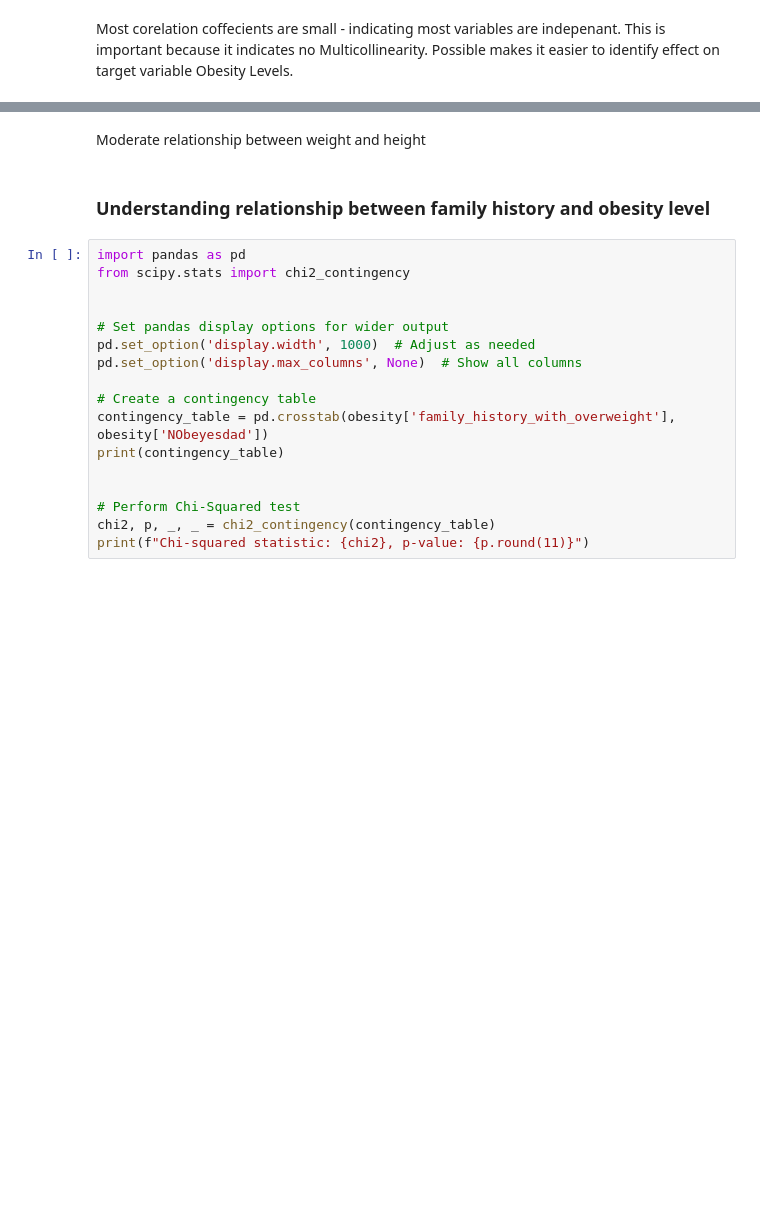
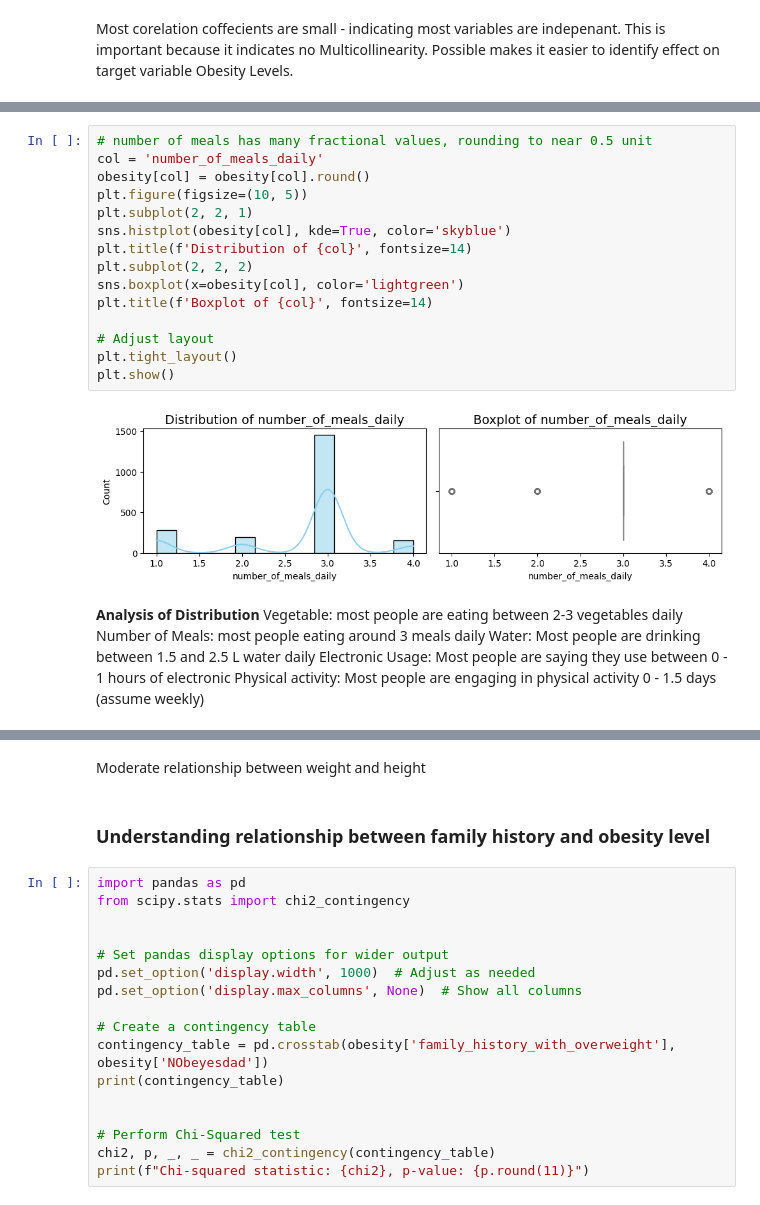
Before and after one commit to mojodean/aai-500-project-obesity-levels, a Jupyter notebook: obesity-levels.ipynb, the cells around one changed output, grey strips where cells are left out. Saved outputs shown, nothing was run; the diff lists cells and outputs as text; blank space fills up the shorter version.

Commit message:
more univariate analysis

```diff
--- a/obesity-levels.ipynb
+++ b/obesity-levels.ipynb
@@ -151,0 +244,24 @@ plt.show()
+# %%
+# number of meals has many fractional values, rounding to near 0.5 unit
+col = 'number_of_meals_daily'
+obesity[col] = obesity[col].round()
+plt.figure(figsize=(10, 5))
+plt.subplot(2, 2, 1)
+sns.histplot(obesity[col], kde=True, color='skyblue')
+plt.title(f'Distribution of {col}', fontsize=14)
+plt.subplot(2, 2, 2)
+sns.boxplot(x=obesity[col], color='lightgreen')
+plt.title(f'Boxplot of {col}', fontsize=14)
+
+# Adjust layout
+plt.tight_layout()
+plt.show()
+# %% [output]
+[figure, added]
+# %% [markdown]
+**Analysis of Distribution**
+Vegetable: most people are eating between 2-3 vegetables daily
+Number of Meals: most people eating around 3 meals daily
+Water: Most people are drinking between 1.5 and 2.5 L water daily
+Electronic Usage: Most people are saying they use between 0 - 1 hours of electronic
+Physical activity: Most people are engaging in physical activity 0 - 1.5 days (assume weekly)
```
Also changed, not shown: parts of 16 cells of this notebook, 1 other file.
